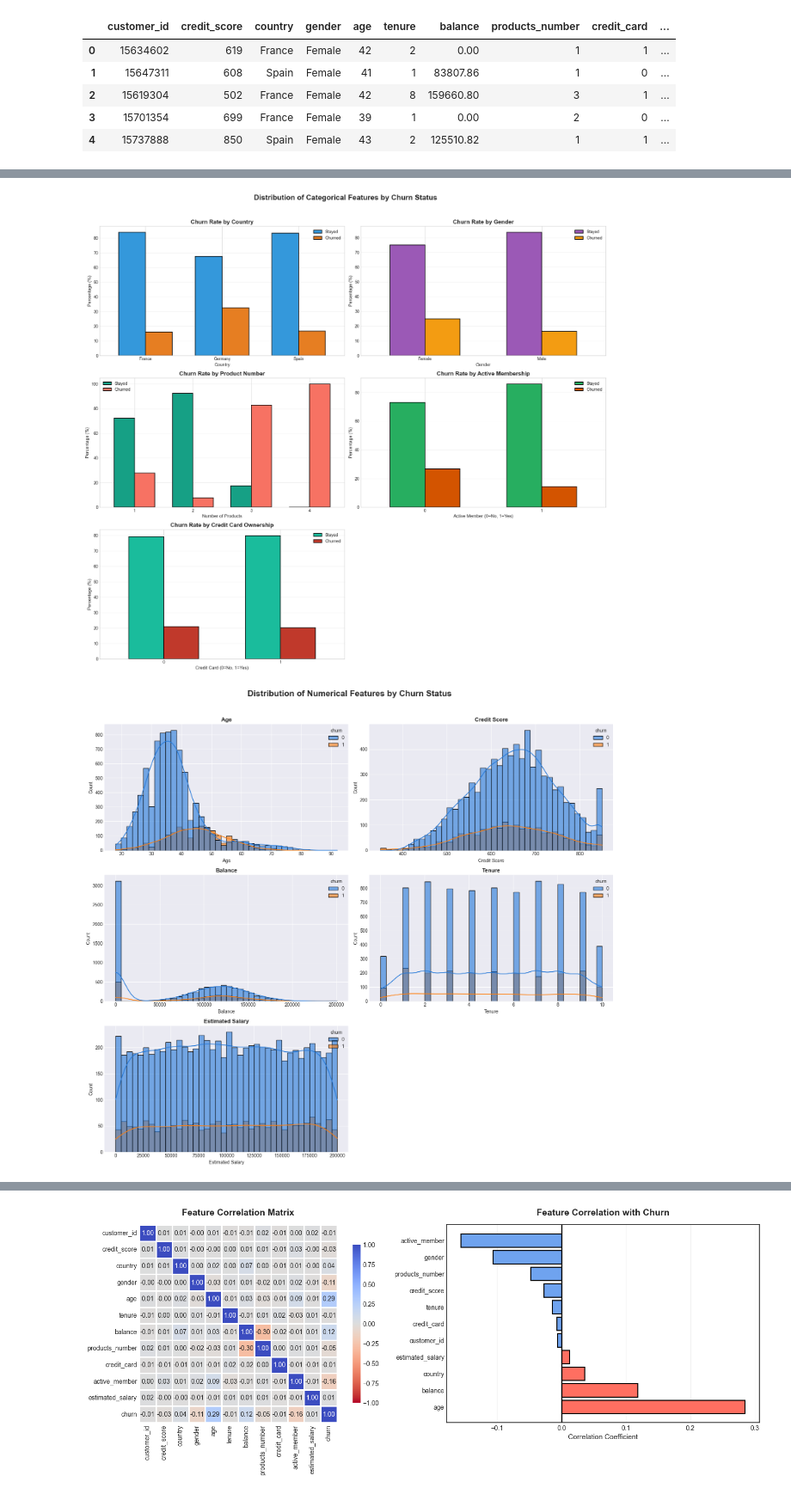
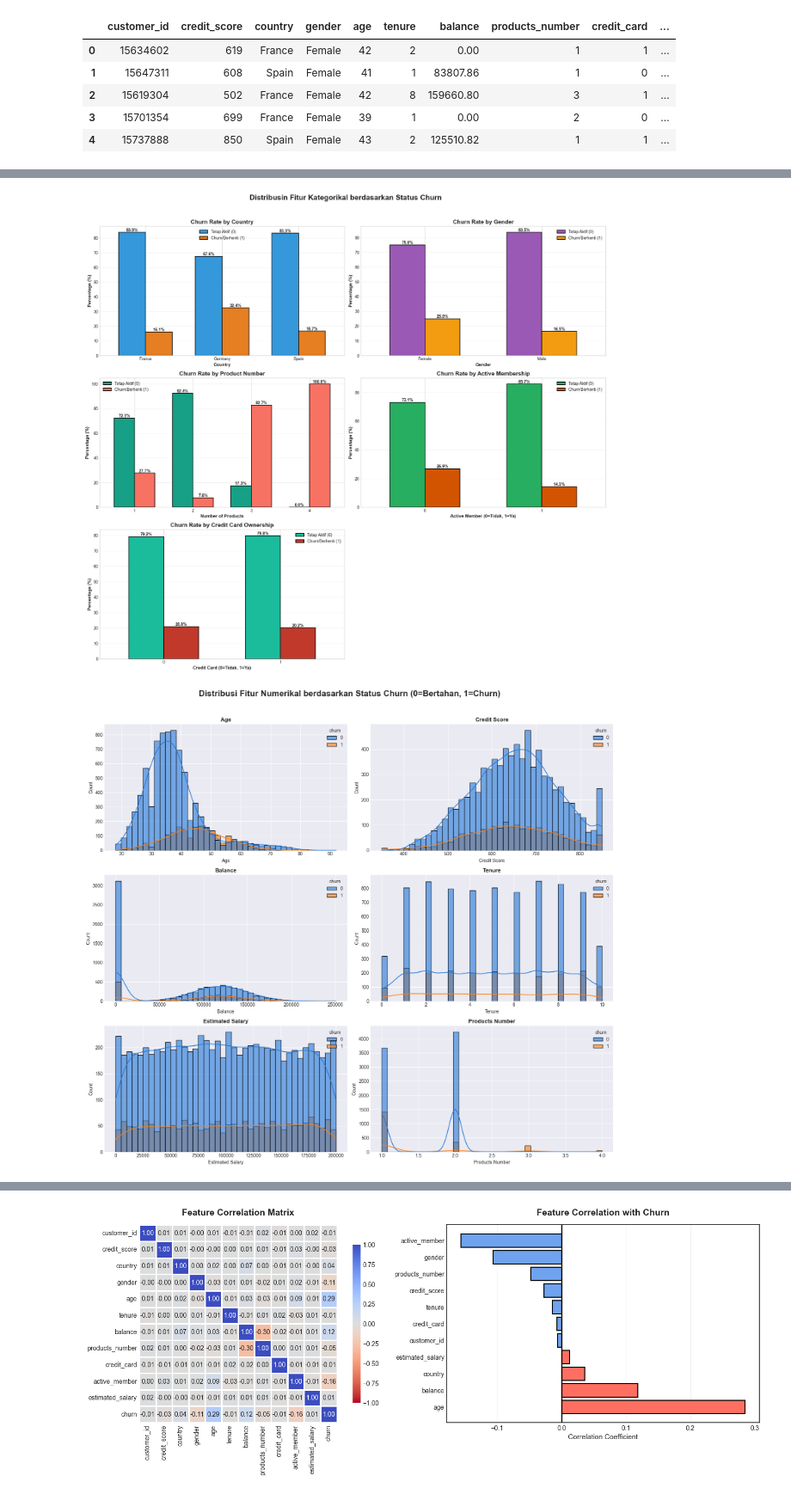
Before and after one commit to IzzahHuwaidah/RBL_Prediksi_Churn, a Jupyter notebook: dataset-customer-churn.ipynb, the cells around one changed output, grey strips where cells are left out. Shown at 86% size. Drawn from its saved outputs; the diff is of its cells as text; code cells hidden in the pictures.

```diff
--- a/dataset-customer-churn.ipynb
+++ b/dataset-customer-churn.ipynb
@@ -229,6 +251,15 @@ plt.show()
 plt.style.use('seaborn-v0_8-bright')
 
 fig, axes = plt.subplots(3, 2, figsize=(18, 16))
+
+# --- fungsi anotasi persentase ---
+def add_percentage_labels(ax):
+    for p in ax.patches:
+        height = p.get_height()
+        ax.annotate(f'{height:.1f}%',
+                    (p.get_x() + p.get_width() / 2, height),
+                    ha='center', va='bottom',
+                    fontsize=10, fontweight='bold')
 
 # --- 1. Churn by Country ---
 country_churn = pd.crosstab(df['country'], df['churn'], normalize='index') * 100
@@ -237,12 +268,12 @@ country_churn.plot(kind='bar', ax=axes[0, 0],
                    width=0.7, edgecolor='black', linewidth=1.5)
 
 axes[0, 0].set_title('Churn Rate by Country', fontsize=14, fontweight='bold')
-axes[0, 0].set_xlabel('Country', fontsize=11)
-axes[0, 0].set_ylabel('Percentage (%)', fontsize=11)
-axes[0, 0].legend(['Stayed', 'Churned'])
+axes[0, 0].set_xlabel('Country', fontsize=11, fontweight='bold')
+axes[0, 0].set_ylabel('Percentage (%)', fontsize=11, fontweight='bold')
+axes[0, 0].legend(['Tetap Aktif (0)', 'Churn/Berhenti (1)'])
 axes[0, 0].set_xticklabels(axes[0, 0].get_xticklabels(), rotation=0)
 axes[0, 0].grid(axis='y', alpha=0.3)
-
+add_percentage_labels(axes[0, 0])
 
 # --- 2. Churn by Gender ---
 gender_churn = pd.crosstab(df['gender'], df['churn'], normalize='index') * 100
@@ -251,12 +282,12 @@ gender_churn.plot(kind='bar', ax=axes[0, 1],
                   width=0.6, edgecolor='black', linewidth=1.5)
 
 axes[0, 1].set_title('Churn Rate by Gender', fontsize=14, fontweight='bold')
-axes[0, 1].set_xlabel('Gender', fontsize=11)
-axes[0, 1].set_ylabel('Percentage (%)', fontsize=11)
-axes[0, 1].legend(['Stayed', 'Churned'])
+axes[0, 1].set_xlabel('Gender', fontsize=11, fontweight='bold')
+axes[0, 1].set_ylabel('Percentage (%)', fontsize=11, fontweight='bold')
+axes[0, 1].legend(['Tetap Aktif (0)', 'Churn/Berhenti (1)'])
 axes[0, 1].set_xticklabels(axes[0, 1].get_xticklabels(), rotation=0)
 axes[0, 1].grid(axis='y', alpha=0.3)
-
+add_percentage_labels(axes[0, 1])
 
 # --- 3. Churn by Number of Products ---
 products_churn = pd.crosstab(df['products_number'], df['churn'], normalize='index') * 100
@@ -265,12 +296,12 @@ products_churn.plot(kind='bar', ax=axes[1, 0],
                     width=0.7, edgecolor='black', linewidth=1.5)
 
 axes[1, 0].set_title('Churn Rate by Product Number', fontsize=14, fontweight='bold')
-axes[1, 0].set_xlabel('Number of Products', fontsize=11)
-axes[1, 0].set_ylabel('Percentage (%)', fontsize=11)
-axes[1, 0].legend(['Stayed', 'Churned'])
+axes[1, 0].set_xlabel('Number of Products', fontsize=11, fontweight='bold')
+axes[1, 0].set_ylabel('Percentage (%)', fontsize=11, fontweight='bold')
+axes[1, 0].legend(['Tetap Aktif (0)', 'Churn/Berhenti (1)'])
 axes[1, 0].set_xticklabels(axes[1, 0].get_xticklabels(), rotation=0)
 axes[1, 0].grid(axis='y', alpha=0.3)
-
+add_percentage_labels(axes[1, 0])
 
 # --- 4. Churn by Active Membership ---
 active_churn = pd.crosstab(df['active_member'], df['churn'], normalize='index') * 100
@@ -279,12 +310,12 @@ active_churn.plot(kind='bar', ax=axes[1, 1],
                   width=0.6, edgecolor='black', linewidth=1.5)
 
 axes[1, 1].set_title('Churn Rate by Active Membership', fontsize=14, fontweight='bold')
-axes[1, 1].set_xlabel('Active Member (0=No, 1=Yes)', fontsize=11)
-axes[1, 1].set_ylabel('Percentage (%)', fontsize=11)
-axes[1, 1].legend(['Stayed', 'Churned'])
+axes[1, 1].set_xlabel('Active Member (0=Tidak, 1=Ya)', fontsize=11, fontweight='bold')
+axes[1, 1].set_ylabel('Percentage (%)', fontsize=11, fontweight='bold')
+axes[1, 1].legend(['Tetap Aktif (0)', 'Churn/Berhenti (1)'])
 axes[1, 1].set_xticklabels(axes[1, 1].get_xticklabels(), rotation=0)
 axes[1, 1].grid(axis='y', alpha=0.3)
-
+add_percentage_labels(axes[1, 1])
 
 # --- 5. Churn by Credit Card ---
 cc_churn = pd.crosstab(df['credit_card'], df['churn'], normalize='index') * 100
@@ -293,67 +324,70 @@ cc_churn.plot(kind='bar', ax=axes[2, 0],
               width=0.6, edgecolor='black', linewidth=1.5)
 
 axes[2, 0].set_title('Churn Rate by Credit Card Ownership', fontsize=14, fontweight='bold')
-axes[2, 0].set_xlabel('Credit Card (0=No, 1=Yes)', fontsize=11)
-axes[2, 0].set_ylabel('Percentage (%)', fontsize=11)
-axes[2, 0].legend(['Stayed', 'Churned'])
+axes[2, 0].set_xlabel('Credit Card (0=Tidak, 1=Ya)', fontsize=11, fontweight='bold')
+axes[2, 0].set_ylabel('Percentage (%)', fontsize=11, fontweight='bold')
+axes[2, 0].legend(['Tetap Aktif (0)', 'Churn/Berhenti (1)'])
 axes[2, 0].set_xticklabels(axes[2, 0].get_xticklabels(), rotation=0)
 axes[2, 0].grid(axis='y', alpha=0.3)
+add_percentage_labels(axes[2, 0])
 
-
-# Slot terakhir (axes[2,1]) dibiarkan kosong atau bisa dihapus
+# Slot terakhir kosong
 axes[2, 1].axis('off')
 
-
-fig.suptitle('Distribution of Categorical Features by Churn Status',
+fig.suptitle('Distribusin Fitur Kategorikal berdasarkan Status Churn',
              fontsize=18, fontweight='bold', y=1.02)
 
 plt.tight_layout()
 plt.savefig('2_categorical_analysis_full.png', dpi=300, bbox_inches='tight')
 plt.show()
 # %% [output]
-[figure, old version]
+[figure, new version]
 # %%
 plt.style.use('seaborn-v0_8-darkgrid')
 
 # 3 baris, 2 kolom
 fig, axes = plt.subplots(3, 2, figsize=(16, 14))
-fig.suptitle('Distribution of Numerical Features by Churn Status',
-             fontsize=18, fontweight='bold', y=1.02)
+fig.suptitle(
+    'Distribusi Fitur Numerikal berdasarkan Status Churn (0=Bertahan, 1=Churn)',
+    fontsize=18, fontweight='bold', y=1.02
+)
 
+# Tambahkan products_number ke daftar fitur
 numerical_features = [
     'age',
     'credit_score',
     'balance',
     'tenure',
-    'estimated_salary'
+    'estimated_salary',
+    'products_number'     # <--- FITUR BARU DITAMBAHKAN
 ]
 
 for idx, feature in enumerate(numerical_features):
     row = idx // 2
     col = idx % 2
 
     sns.histplot(
         data=df,
         x=feature,
         hue='churn',
         kde=True,
         bins=40,
         ax=axes[row, col],
         alpha=0.6,
         palette=["#2378d9", '#ff7f0e']  # biru & oranye
     )
 
     axes[row, col].set_title(
         feature.replace('_', ' ').title(),
         fontsize=12, fontweight='bold'
     )
     axes[row, col].set_xlabel(feature.replace('_', ' ').title(), fontsize=10)
     axes[row, col].set_ylabel('Count', fontsize=10)
 
-# Matikan slot terakhir: axes[2,1]
-axes[2, 1].axis('off')
+# Tidak ada slot yang perlu dimatikan lagi
+# axes[2, 1].axis('off')
 
 plt.tight_layout()
 plt.show()
 # %% [output]
-[figure, old version]
+[figure, new version]
```
Also changed, not shown: parts of 13 cells of this notebook.
